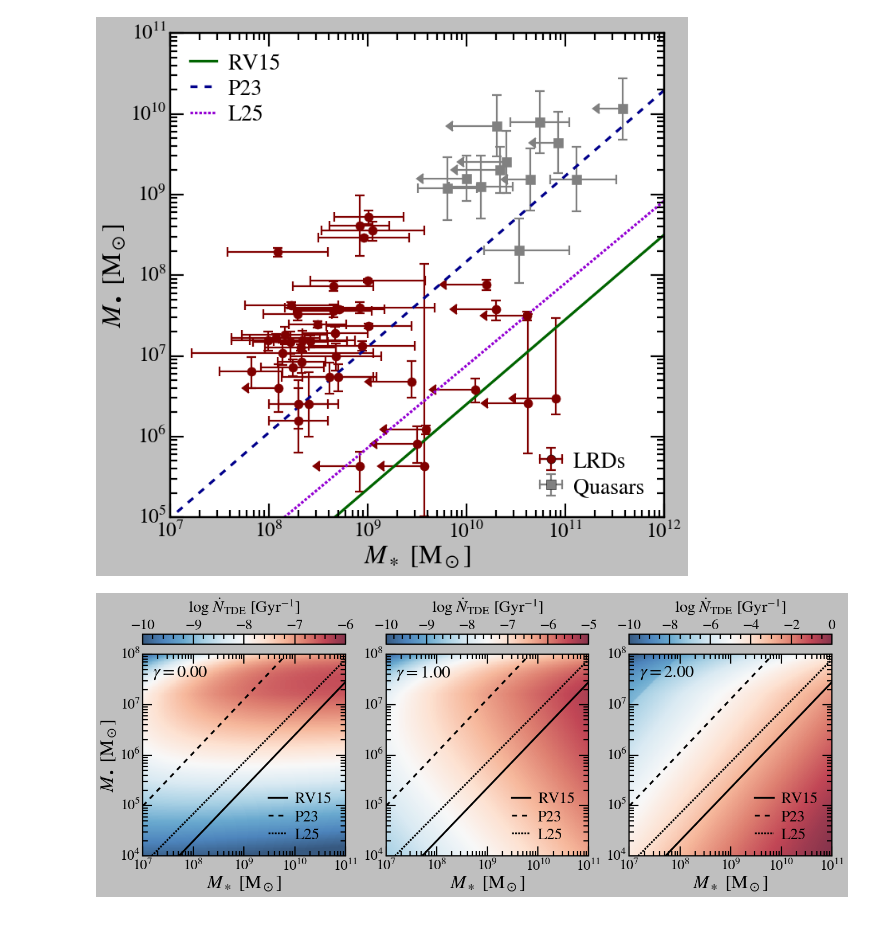
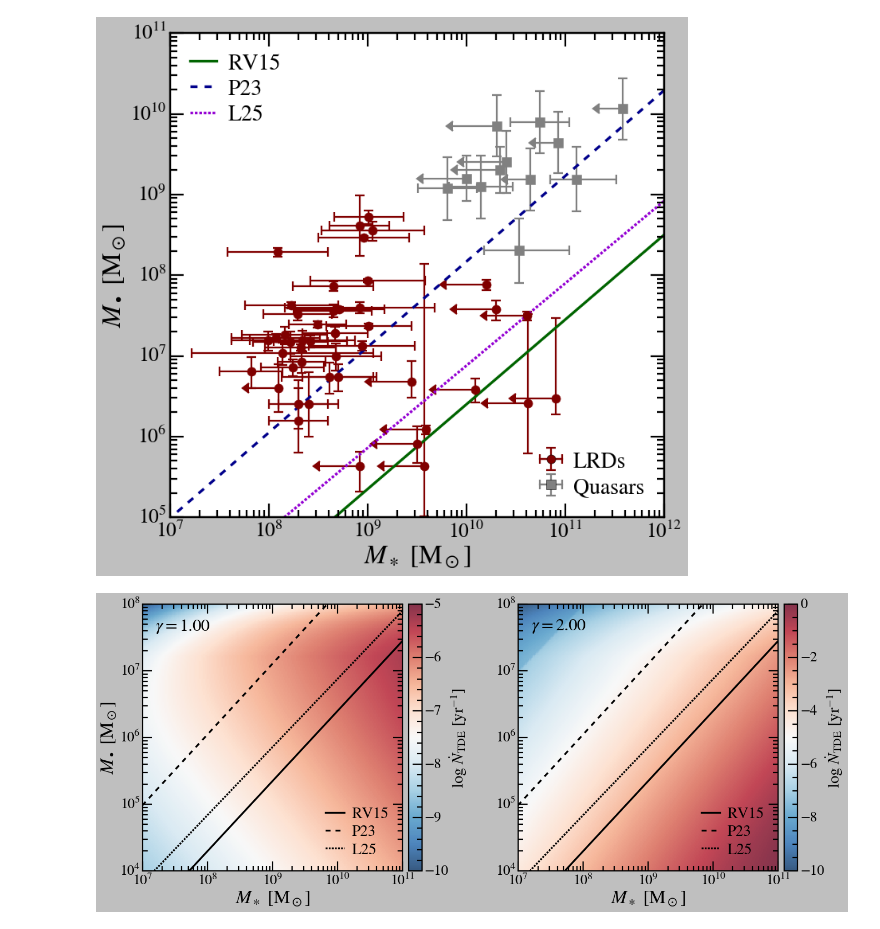
Before and after one commit to vinh-qtran/TidalDisruptionLRD, a Jupyter notebook: nbs/Ms_Mbh_tde_rate.ipynb, the cells around one changed output. Drawn from its saved outputs; the diff is of its cells as text; code cells hidden in the pictures.

```diff
--- a/nbs/Ms_Mbh_tde_rate.ipynb
+++ b/nbs/Ms_Mbh_tde_rate.ipynb
@@ -83,6 +86,3 @@ def P23_log_Mbh_from_log_Ms(log_M_s):
 
 def L25_log_Mbh_from_log_Ms(log_M_s):
     return -3.32 + 1.02 * (log_M_s)
-# %%
-with open("tdes/tde_Dehnen_000_5.pkl", "rb") as f:  # noqa: PTH123
-    tde = pickle.load(f)
@@ -235,15 +205,20 @@ plt.show()
 def show_tde_rate(
     ax,
     gamma,
+    env,
     vmin,
     vmax,
+    show_x_label=True,
     show_y_label=False,
     show_legend=False,
     show_gamma_label=False,
 ):
-
-    with open(f"tdes/tde_Dehnen_{gamma * 100:03.0f}_2.pkl", "rb") as f:  # noqa: PTH123
-        tde = pickle.load(f)
+    if env:
+        with open(f"tdes/tde_env_Dehnen_{gamma * 100:03.0f}_2.pkl", "rb") as f:  # noqa: PTH123
+            tde = pickle.load(f)
+    else:
+        with open(f"tdes/tde_Dehnen_{gamma * 100:03.0f}_2.pkl", "rb") as f:  # noqa: PTH123
+            tde = pickle.load(f)
 
     interpolator = RegularGridInterpolator(
         (np.log10(tde.M_s_scalers), np.log10(tde.M_bhs)),
@@ -282,7 +257,8 @@ def show_tde_rate(
     ax.set_xlim(1e7, 1e11)
     ax.set_ylim(1e4, 1e8)
 
-    ax.set_xlabel(r"$M_\ast$ [M$_\odot$]")
+    if show_x_label:
+        ax.set_xlabel(r"$M_\ast$ [M$_\odot$]")
     if show_y_label:
         ax.set_ylabel(r"$M_\bullet$ [M$_\odot$]")
 
@@ -311,31 +287,40 @@ def show_tde_rate(
 
     return c
 # %%
-fig, axs = plt.subplots(1, 3, figsize=(20, 7))
+fig, axs = plt.subplots(1, 2, figsize=(20, 7.5))
 
-gammas = [0.0, 1.0, 2.0]
+axs = axs.flatten()
 
-vmins = [-10, -10, -10]
-vmaxs = [-6, -5, 0]
+gammas = [1.0, 2.0]
+
+vmins = [-10, -10]
+vmaxs = [-5, -0]
 
 for ax, gamma, vmin, vmax in zip(axs, gammas, vmins, vmaxs, strict=False):
     c = show_tde_rate(
         ax,
         gamma,
+        env=False,
         vmin=vmin,
         vmax=vmax,
-        show_y_label=(gamma == 0.0),
+        show_x_label=True,
+        show_y_label=(gamma == 1.0),
         show_legend=True,
         show_gamma_label=True,
     )
 
     cb = fig.colorbar(
-        c, ax=ax, location="top", aspect=20, pad=0.04, ticks=ticker.MaxNLocator(nbins=5)
+        c,
+        ax=ax,
+        location="right",
+        aspect=20,
+        pad=0.02,
+        ticks=ticker.MaxNLocator(nbins=6),
     )
-    cb.set_label(r"$\log \, \dot{N}_{\rm TDE}$ [Gyr$^{-1}$]", labelpad=10, fontsize=26)
+    cb.set_label(r"$\log \, \dot{N}_{\rm TDE}$ [yr$^{-1}$]", labelpad=0, fontsize=26)
 
 # plt.tight_layout()
 plt.savefig("../../tde_rate.pdf", bbox_inches="tight")
 plt.show()
 # %% [output]
-[figure, old version]
+[figure, new version]
```
Also changed, not shown: parts of 10 cells of this notebook, 6 other files.
